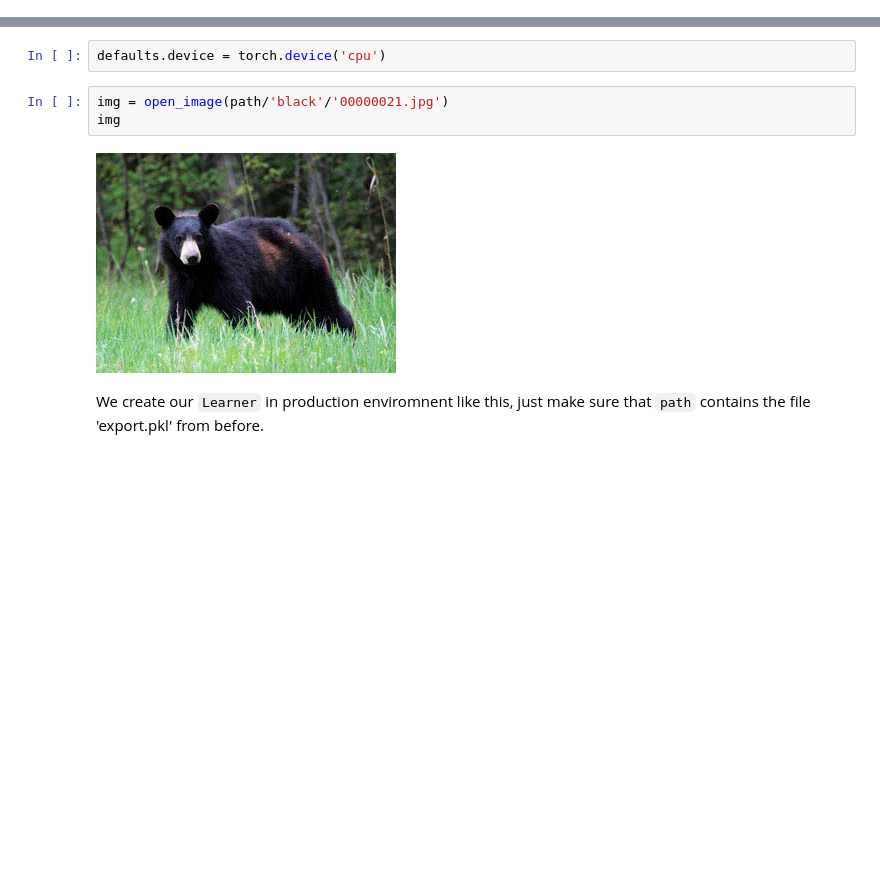
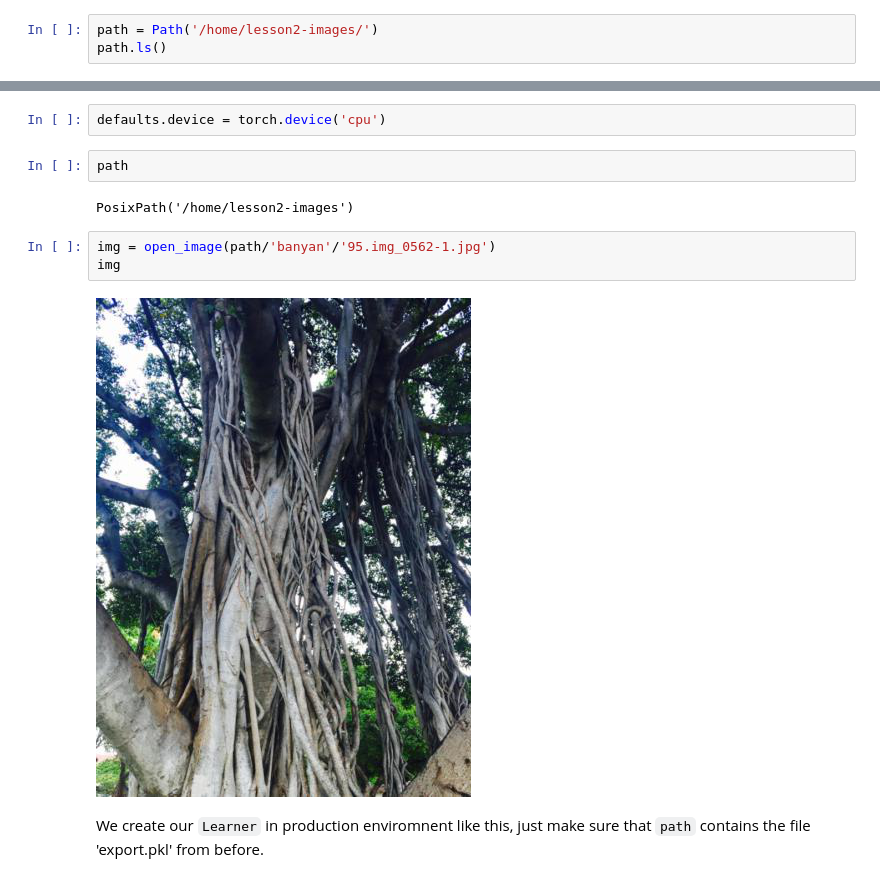
Before and after one commit to anurag89sharma/fastai-course-v3, a Jupyter notebook: dl1/lesson2-download.ipynb, the cells around one changed output, grey strips where cells are left out. Cells and saved outputs as stored; diff of their text form; blank space fills up the shorter version.

```diff
--- a/dl1/lesson2-download.ipynb
+++ b/dl1/lesson2-download.ipynb
@@ -20,0 +13,3 @@ path.ls()
+# %%
+path = Path('/home/lesson2-images/')
+path.ls()
@@ -202,11 +200,15 @@ This will create a file named 'export.pkl' in the directory where we were workin
 You probably want to use CPU for inference, except at massive scale (and you almost certainly don't need to train in real-time). If you don't have a GPU that happens automatically. You can test your model on CPU like so:
 # %%
 defaults.device = torch.device('cpu')
+# %%
+path
+# %% [output]
+PosixPath('/home/lesson2-images')
 # %%
-img = open_image(path/'black'/'00000021.jpg')
+img = open_image(path/'banyan'/'95.img_0562-1.jpg')
 img
 # %% [output]
-[figure, old version]
+[figure, new version]
 # %% [markdown]
 We create our `Learner` in production enviromnent like this, just make sure that `path` contains the file 'export.pkl' from before.
 # %%
```
Also changed, not shown: parts of 22 cells of this notebook.
